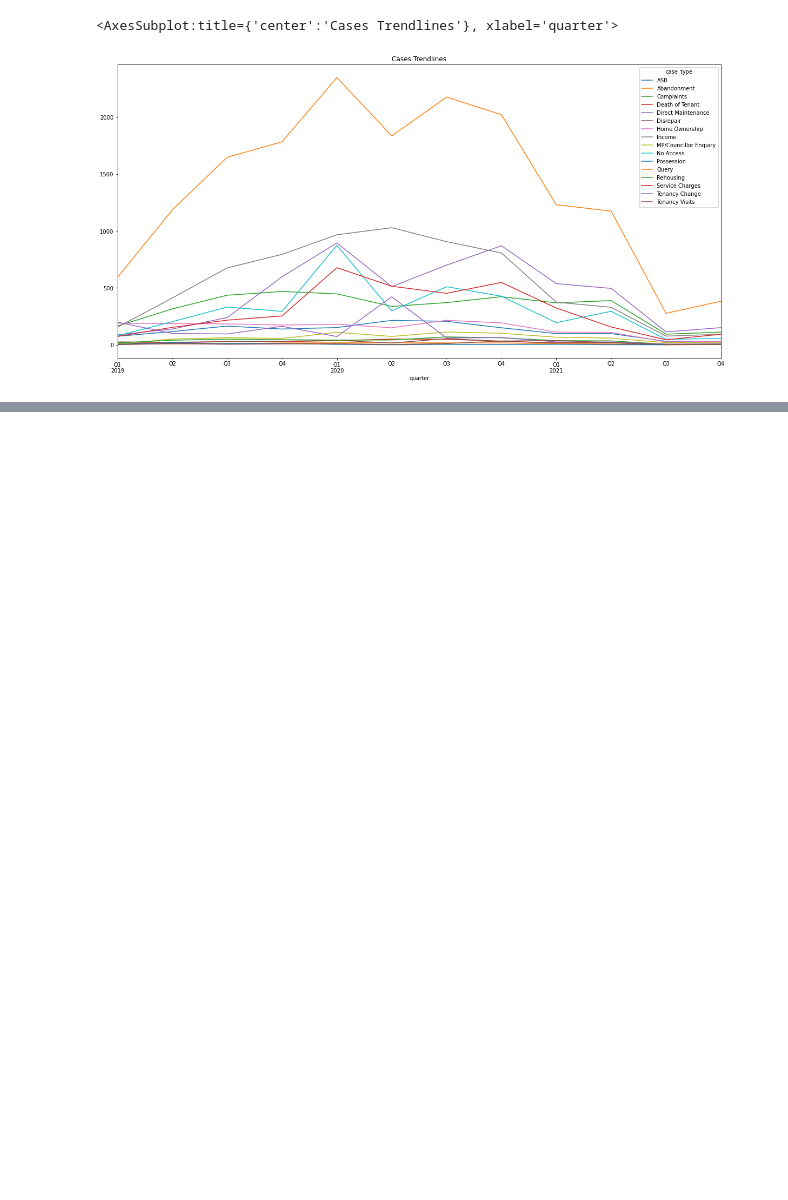
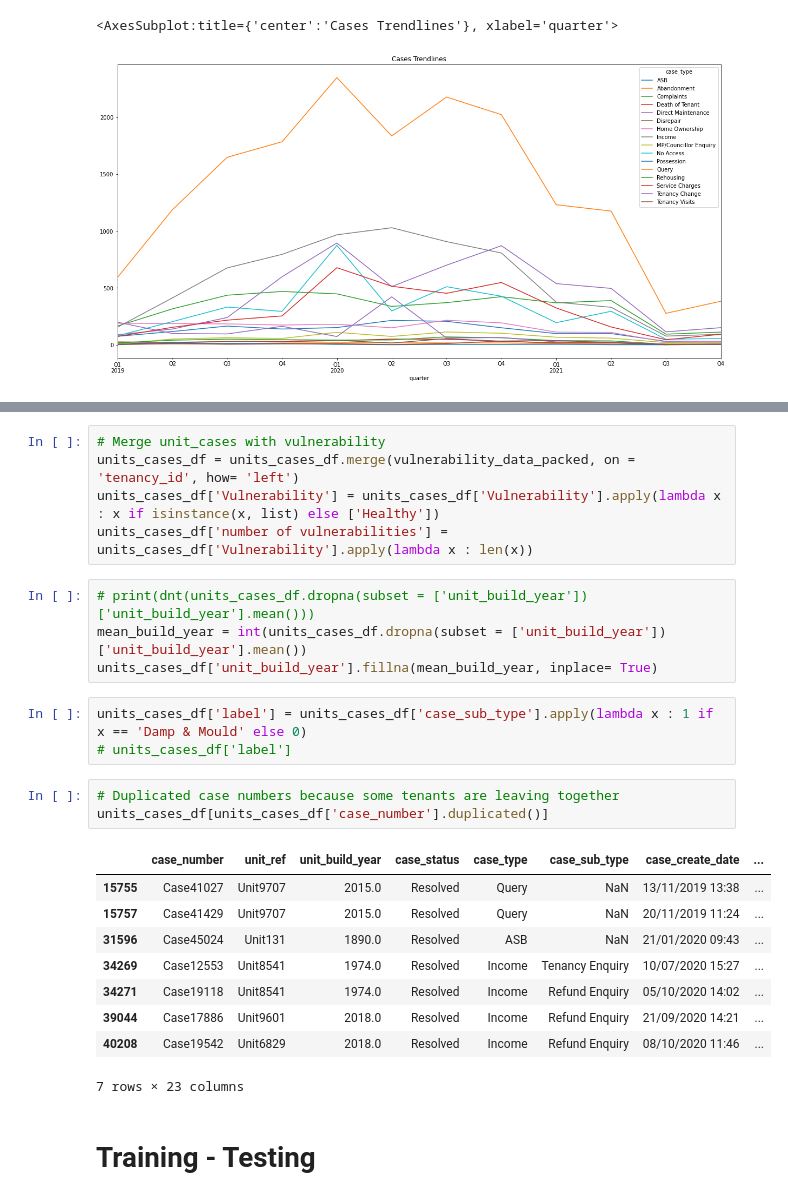
Before and after one commit to kleokog/Mycodes, a Jupyter notebook: L&Q/Code/Script 1.ipynb, the cells around one changed output, grey strips where cells are left out. Saved outputs shown, nothing was run; the diff lists cells and outputs as text; blank space fills up the shorter version.

```diff
--- a/L&Q/Code/Script 1.ipynb
+++ b/L&Q/Code/Script 1.ipynb
@@ -240,0 +243,27 @@ Name: case_sub_type, Length: 84, dtype: int64
+# %%
+# Merge unit_cases with vulnerability
+units_cases_df = units_cases_df.merge(vulnerability_data_packed, on = 'tenancy_id', how= 'left')
+units_cases_df['Vulnerability'] = units_cases_df['Vulnerability'].apply(lambda x : x if isinstance(x, list) else ['Healthy'])
+units_cases_df['number of vulnerabilities'] = units_cases_df['Vulnerability'].apply(lambda x : len(x))
+# %%
+# print(dnt(units_cases_df.dropna(subset = ['unit_build_year'])['unit_build_year'].mean()))
+mean_build_year = int(units_cases_df.dropna(subset = ['unit_build_year'])['unit_build_year'].mean())
+units_cases_df['unit_build_year'].fillna(mean_build_year, inplace= True)
+# %%
+units_cases_df['label'] = units_cases_df['case_sub_type'].apply(lambda x : 1 if x == 'Damp & Mould' else 0)
+# units_cases_df['label']
+# %%
+# Duplicated case numbers because some tenants are leaving together
+units_cases_df[units_cases_df['case_number'].duplicated()]
+# %% [output]
+|  | case_number | unit_ref | unit_build_year | case_status | case_type | case_sub_type | case_create_date | ... |
+| 15755 | Case41027 | Unit9707 | 2015.0 | Resolved | Query | NaN | 13/11/2019 13:38 | ... |
+| 15757 | Case41429 | Unit9707 | 2015.0 | Resolved | Query | NaN | 20/11/2019 11:24 | ... |
+| 31596 | Case45024 | Unit131 | 1890.0 | Resolved | ASB | NaN | 21/01/2020 09:43 | ... |
+| 34269 | Case12553 | Unit8541 | 1974.0 | Resolved | Income | Tenancy Enquiry | 10/07/2020 15:27 | ... |
+| 34271 | Case19118 | Unit8541 | 1974.0 | Resolved | Income | Refund Enquiry | 05/10/2020 14:02 | ... |
+| 39044 | Case17886 | Unit9601 | 2018.0 | Resolved | Income | Refund Enquiry | 21/09/2020 14:21 | ... |
+| 40208 | Case19542 | Unit6829 | 2018.0 | Resolved | Income | Refund Enquiry | 08/10/2020 11:46 | ... |
+7 rows × 23 columns
+# %% [markdown]
+# Training - Testing
```
Also changed, not shown: parts of 26 cells of this notebook.
